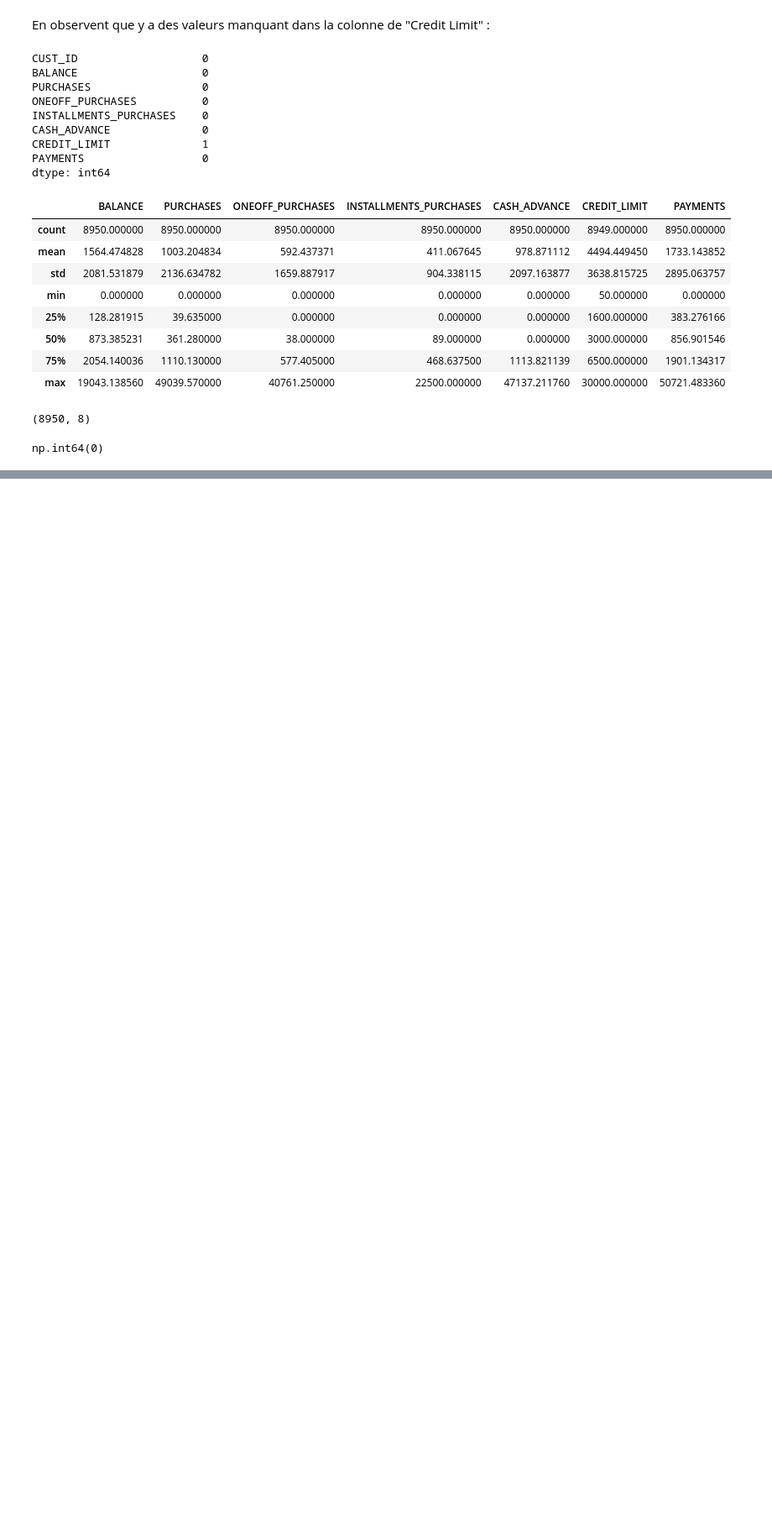
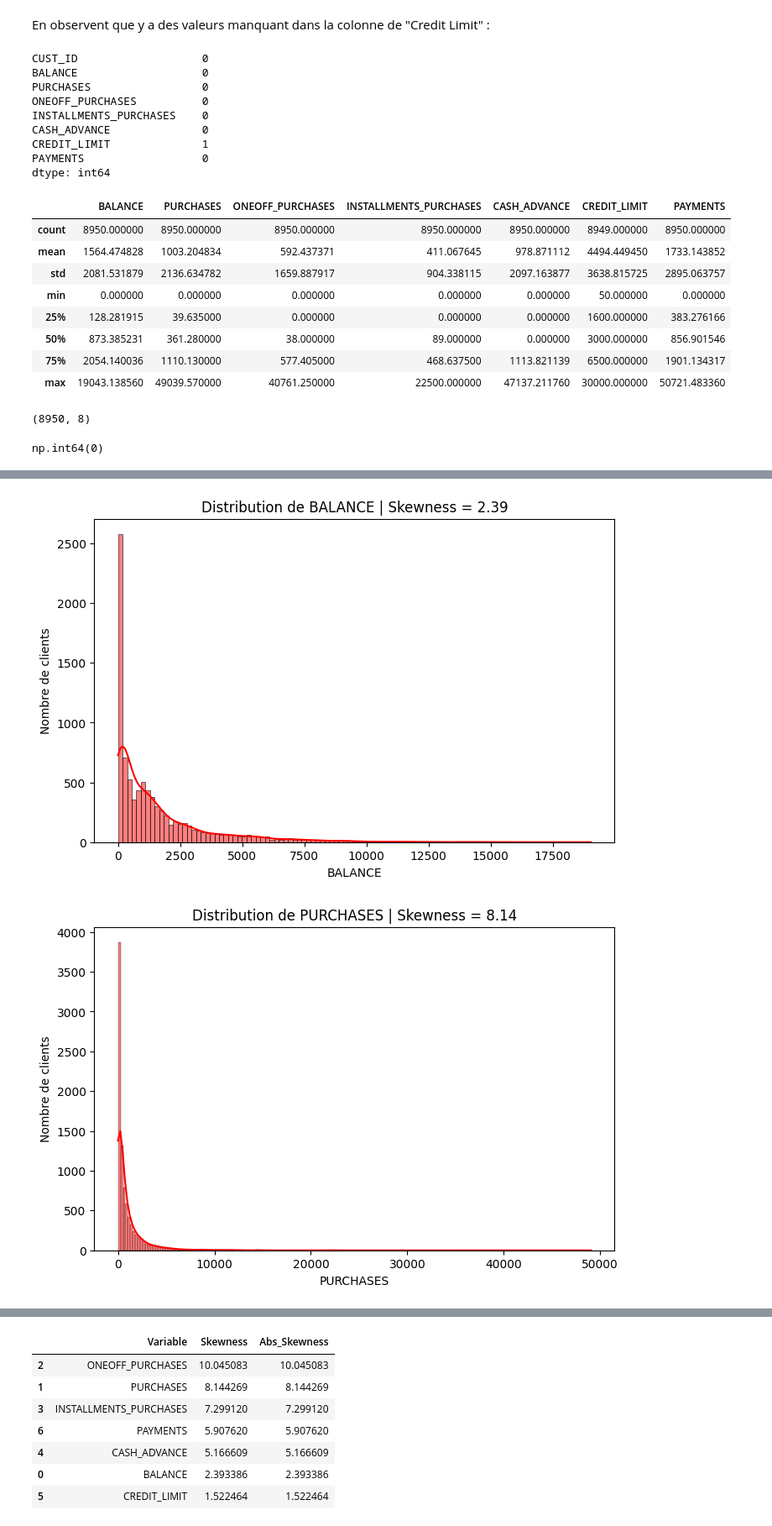
Before and after one commit to Mednsn/CardProfiler, a Jupyter notebook: notebooks/eda.ipynb, the cells around one changed output, grey strips where cells are left out. Shown at 84% size. Drawn from its saved outputs; the diff is of its cells as text; code cells hidden in the pictures; blank space fills up the shorter version.

Commit message:
j'ai terminer la partie  de EDA avec des graph de histplot et skewness

```diff
--- a/notebooks/eda.ipynb
+++ b/notebooks/eda.ipynb
@@ -62,3 +60,0 @@ Remplir les valeurs manquants dans colonne "CREDIT LIMIT" :
-# %%
-df["CREDIT_LIMIT"] = df["CREDIT_LIMIT"].fillna(df["CREDIT_LIMIT"].median())
-df["CREDIT_LIMIT"].isna().sum()
@@ -95,0 +70,36 @@ print(skewness)
+# %%
+#variables comportementales numeriques:
+
+numeriqie_cols = ["BALANCE","PURCHASES","ONEOFF_PURCHASES","INSTALLMENTS_PURCHASES","CASH_ADVANCE","CREDIT_LIMIT","PAYMENTS"]
+
+missing_table = pd.DataFrame({"Missing_Count": df[numeriqie_cols].isnull().sum(),"Missing_%": df[numeriqie_cols].isnull().mean() * 100})
+
+#distribution et Skewness
+
+for col in numeriqie_cols:
+
+    skew = df[col].skew()
+    plt.figure(figsize=(8, 5))
+    sns.histplot(data=df,x=col,kde=True,color='red')
+
+    plt.title(f"Distribution de {col} | Skewness = {skew:.2f}")
+
+    plt.xlabel(col)
+    plt.ylabel("Nombre de clients")
+    plt.show()
+
+skew_table = pd.DataFrame({"Variable": numeriqie_cols,"Skewness": [df[col].skew() for col in numeriqie_cols]})
+
+skew_table["Abs_Skewness"] = skew_table["Skewness"].abs()
+
+skew_table = skew_table.sort_values(by="Abs_Skewness",ascending=False)
+
+display(skew_table)
+
+
+distribution_stats = df[numeriqie_cols].agg(["mean", "median", "std", "min", "max"]).T
+
+display(distribution_stats)
+# %% [output]
+[figure, added]
+[figure, added]
@@ -95,0 +111,8 @@ print(skewness)
+|  | Variable | Skewness | Abs_Skewness |
+| 2 | ONEOFF_PURCHASES | 10.045083 | 10.045083 |
+| 1 | PURCHASES | 8.144269 | 8.144269 |
+| 3 | INSTALLMENTS_PURCHASES | 7.299120 | 7.299120 |
+| 6 | PAYMENTS | 5.907620 | 5.907620 |
+| 4 | CASH_ADVANCE | 5.166609 | 5.166609 |
+| 0 | BALANCE | 2.393386 | 2.393386 |
+| 5 | CREDIT_LIMIT | 1.522464 | 1.522464 |
```
Also changed, not shown: parts of 15 cells of this notebook.
